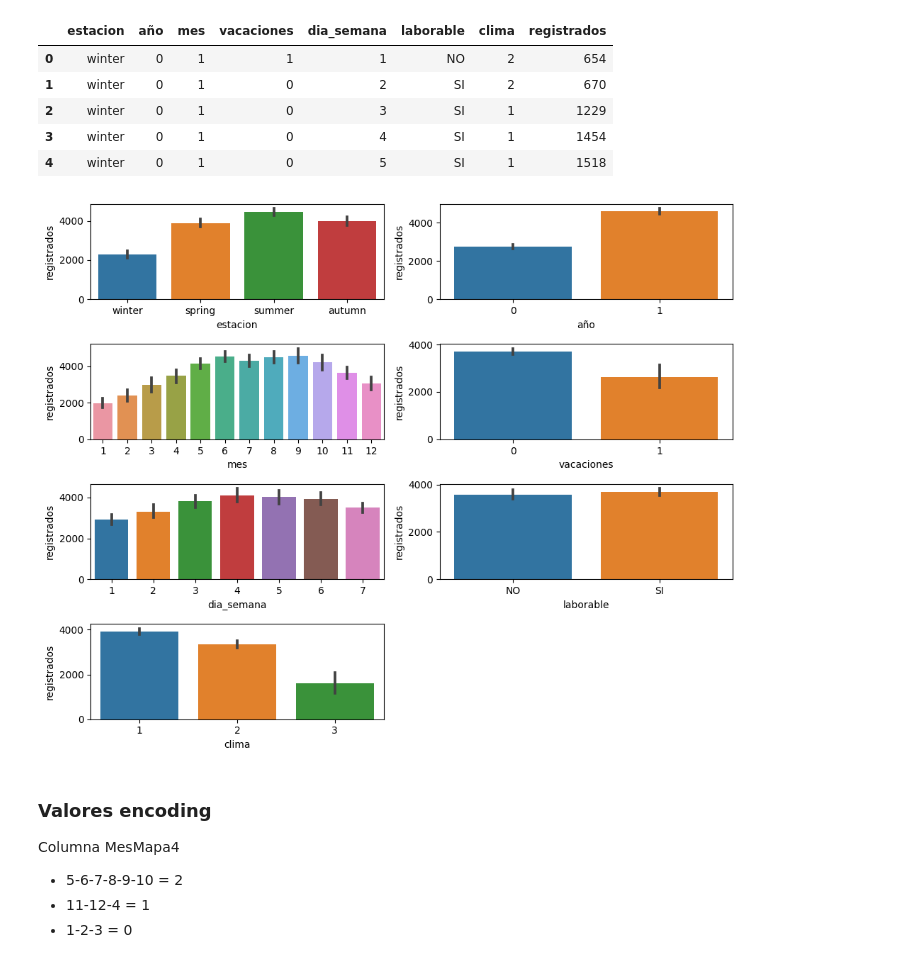
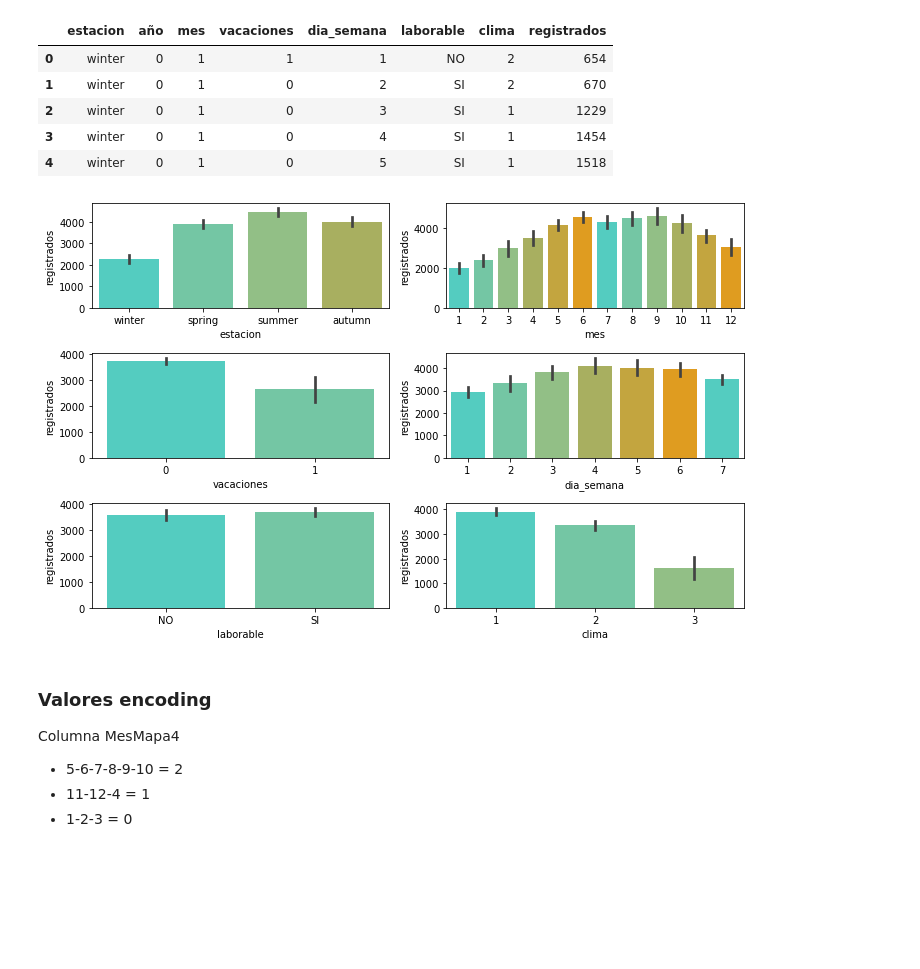
Before and after one commit to Adalab/proyecto-promo-C-modulo-3-team-2, a Jupyter notebook: Preparacion_datos/registrados_encoding.ipynb, the cells around one changed output. Saved outputs shown, nothing was run; the diff lists cells and outputs as text; code cells hidden in the pictures; blank space fills up the shorter version.

```diff
--- a/Preparacion_datos/registrados_encoding.ipynb
+++ b/Preparacion_datos/registrados_encoding.ipynb
@@ -50,16 +50,17 @@ df_analisis.head()
 # %%
 fig, axes = plt.subplots(nrows = 4, ncols = 2, figsize = (10, 8))
 
 axes=axes.flat #flat es para aplanar los ejes.
-columnas_analisis=df_analisis.drop('registrados', axis = 1).columns
+columnas_analisis=df_analisis.drop(['registrados', 'año'], axis = 1).columns
 
 for i, col in enumerate(columnas_analisis):
-  sns.barplot(data=df_analisis, x=col, y = 'registrados', ax=axes[i])
+  sns.barplot(data=df_analisis, x=col, y = 'registrados', ax=axes[i],palette=sns.blend_palette(['turquoise','orange'] ))
 
 fig.delaxes(axes[-1])
+fig.delaxes(axes[-2])
 fig.tight_layout()
 # %% [output]
-[figure, old version]
+[figure, new version]
 # %% [markdown]
 ### Valores encoding
 
```
Also changed, not shown: 6 other files.
